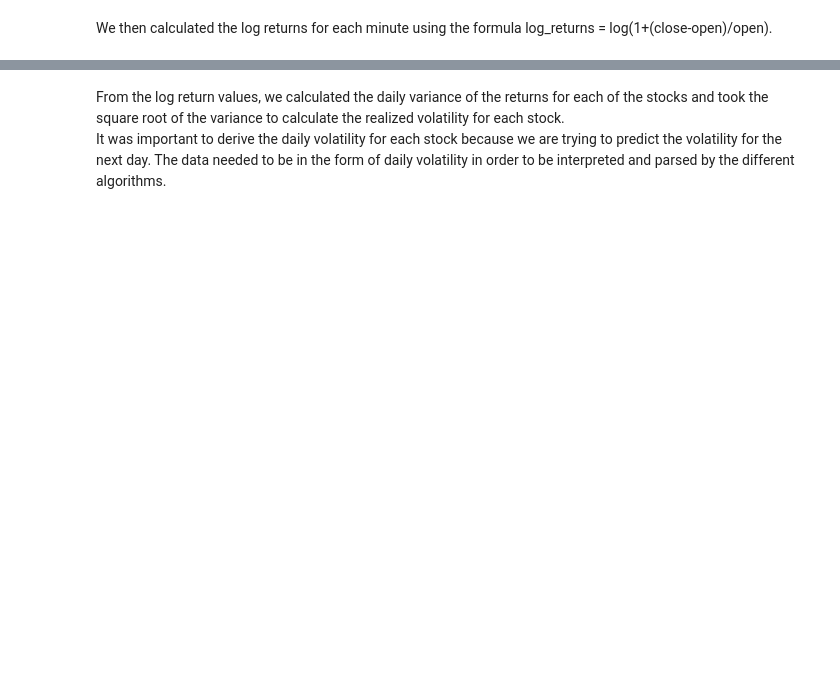
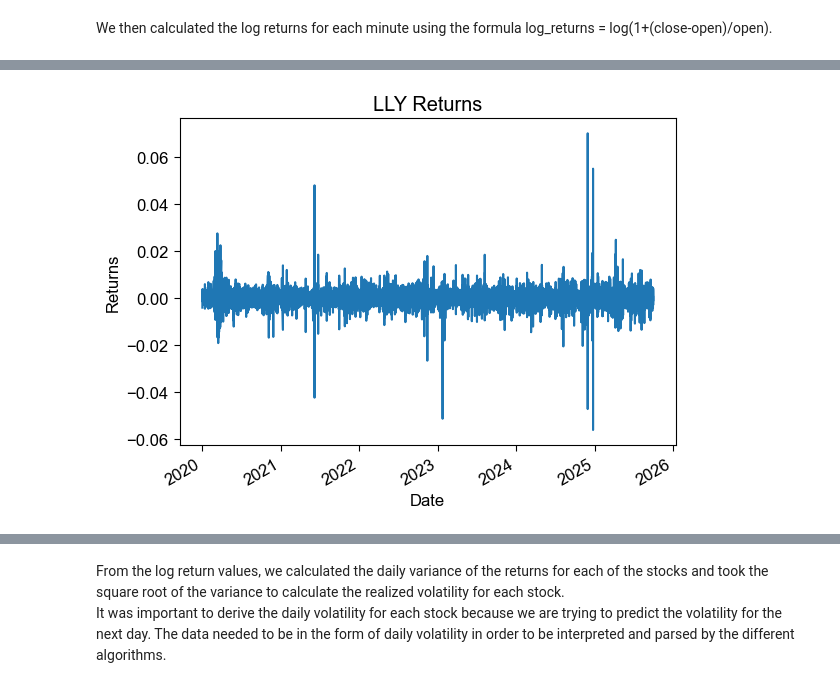
Before and after one commit to asalpert/msdas_practicum-project, a Jupyter notebook: second_report_final.ipynb, the cells around one changed output, grey strips where cells are left out. Cells and saved outputs as stored; diff of their text form; code cells hidden in the pictures; blank space fills up the shorter version.

```diff
--- a/second_report_final.ipynb
+++ b/second_report_final.ipynb
@@ -172,0 +189,16 @@ We then calculated the log returns for each minute using the formula log_returns
+# %%
+LLY_returns = pd.DataFrame({
+    "time_stamp": lly_df["timestamp"],
+    "log_return": np.log(1+(lly_df['close']-lly_df['open'])/lly_df['open'])
+})
+LLY_returns['time_stamp'] = pd.to_datetime(LLY_returns['time_stamp'], errors='coerce')
+daily_variance_LLY = LLY_returns.groupby(LLY_returns['time_stamp'].dt.floor("1D"))["log_return"].var()
+
+LLY_returns.set_index("time_stamp", inplace=True)
+LLY_returns.log_return.plot()
+plt.xlabel("Date")
+plt.ylabel("Returns")
+plt.title("LLY Returns")
+plt.show()
+# %% [output]
+[figure, added]
```
Also changed, not shown: parts of 79 cells of this notebook, 3 other files.
